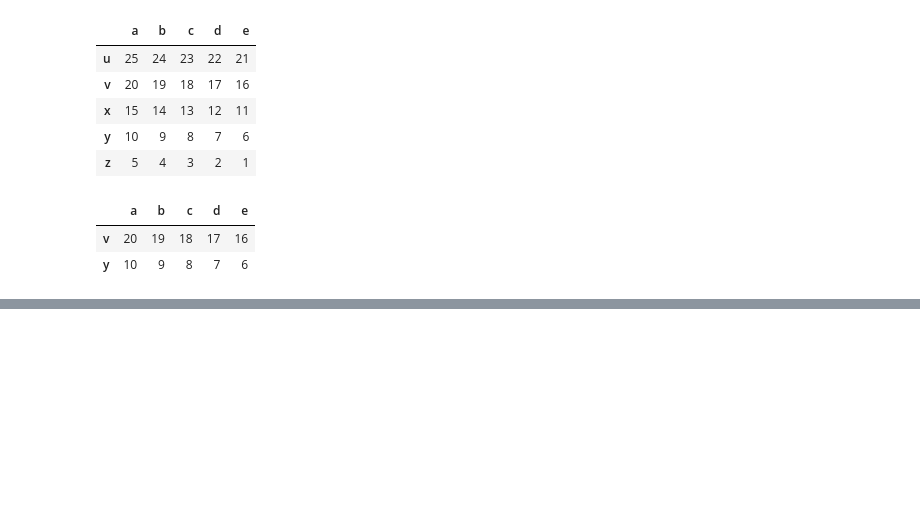
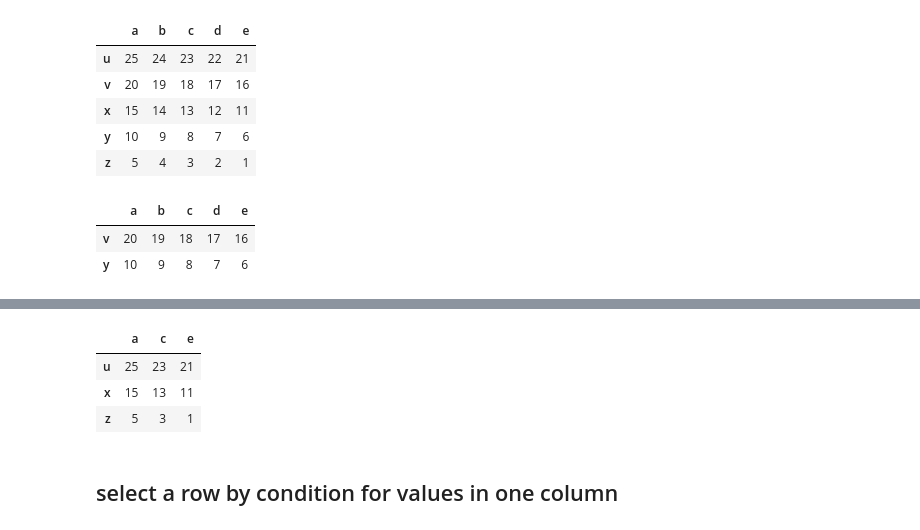
Before and after one commit to hopezh/learn_python_for_data_analysis, a Jupyter notebook: pd_slicing.ipynb, the cells around one changed output, grey strips where cells are left out. Drawn from its saved outputs; the diff is of its cells as text; code cells hidden in the pictures; blank space fills up the shorter version.

```diff
--- a/pd_slicing.ipynb
+++ b/pd_slicing.ipynb
@@ -270,0 +288,10 @@ df.iloc[1::2 , :]
+# %%
+# df.loc[['u', 'x', 'z'] , ['a', 'c', 'e']]
+df.iloc[[0, 2, 4] , [0, 2, 4]]
+# %% [output]
+|  | a | c | e |
+| u | 25 | 23 | 21 |
+| x | 15 | 13 | 11 |
+| z | 5 | 3 | 1 |
+# %% [markdown]
+## select a row by condition for values in one column
```
Also changed, not shown: parts of 4 cells of this notebook.
